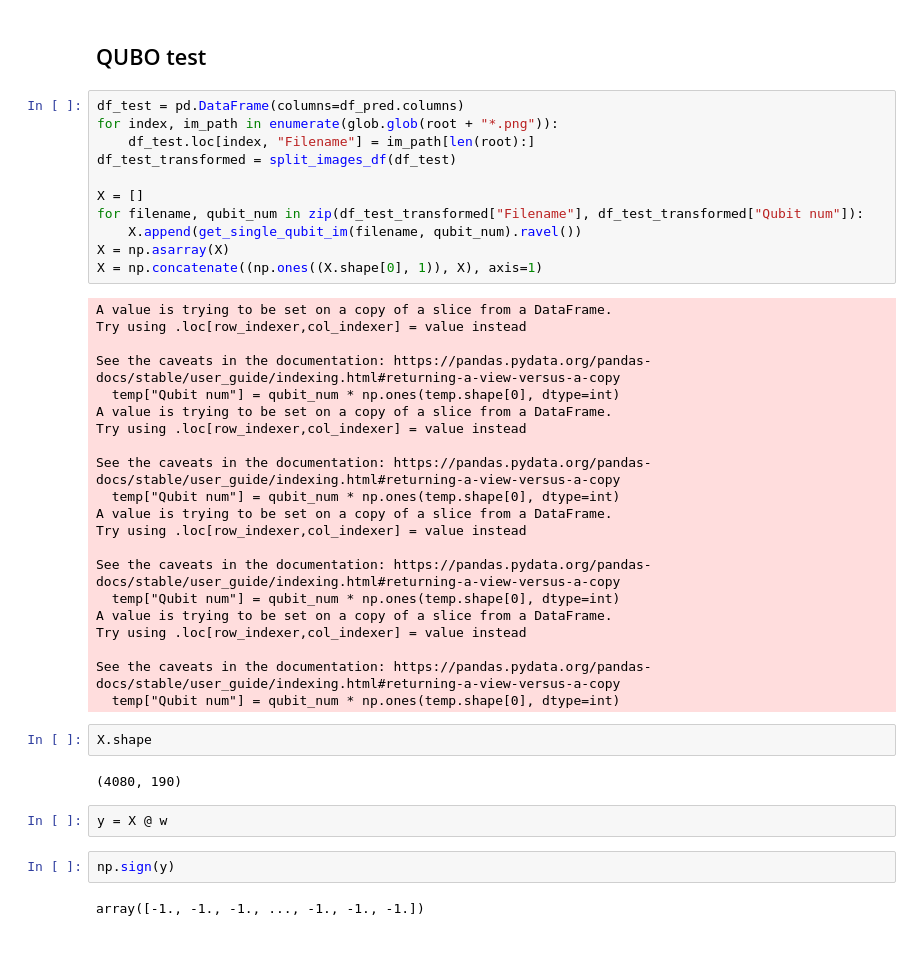
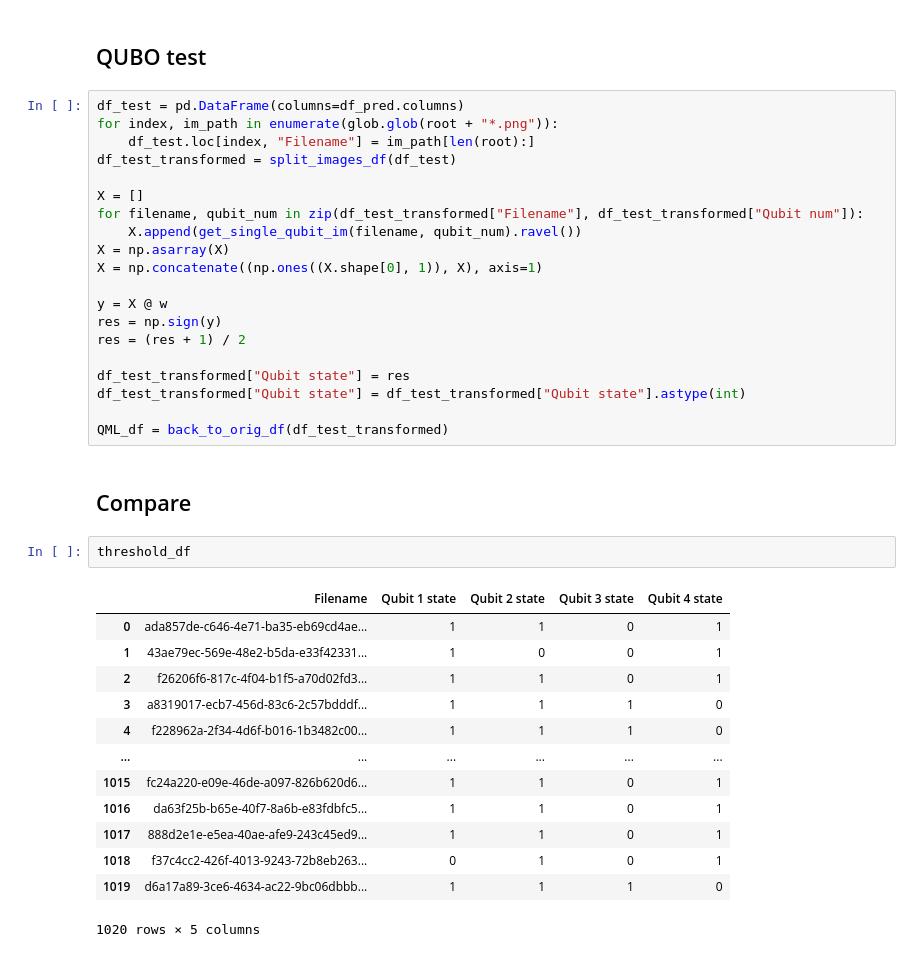
Before and after one commit to Lazemir/QGood, a Jupyter notebook: Материалы хакатона/Задача 2_ Классификация ионов/ion_check.ipynb, the cells around one changed output. Cells and saved outputs as stored; diff of their text form.

```diff
--- a/Материалы хакатона/Задача 2_ Классификация ионов/ion_check.ipynb
+++ b/Материалы хакатона/Задача 2_ Классификация ионов/ion_check.ipynb
@@ -632,34 +542,30 @@ for filename, qubit_num in zip(df_test_transformed["Filename"], df_test_transfor
     X.append(get_single_qubit_im(filename, qubit_num).ravel())
 X = np.asarray(X)
 X = np.concatenate((np.ones((X.shape[0], 1)), X), axis=1)
+
+y = X @ w
+res = np.sign(y)
+res = (res + 1) / 2
+
+df_test_transformed["Qubit state"] = res
+df_test_transformed["Qubit state"] = df_test_transformed["Qubit state"].astype(int)
+
+QML_df = back_to_orig_df(df_test_transformed)
-# %% [output]
-A value is trying to be set on a copy of a slice from a DataFrame.
-Try using .loc[row_indexer,col_indexer] = value instead
-
-See the caveats in the documentation: https://pandas.pydata.org/pandas-docs/stable/user_guide/indexing.html#returning-a-view-versus-a-copy
-  temp["Qubit num"] = qubit_num * np.ones(temp.shape[0], dtype=int)
-A value is trying to be set on a copy of a slice from a DataFrame.
-Try using .loc[row_indexer,col_indexer] = value instead
-
-See the caveats in the documentation: https://pandas.pydata.org/pandas-docs/stable/user_guide/indexing.html#returning-a-view-versus-a-copy
-  temp["Qubit num"] = qubit_num * np.ones(temp.shape[0], dtype=int)
-A value is trying to be set on a copy of a slice from a DataFrame.
-Try using .loc[row_indexer,col_indexer] = value instead
-
-See the caveats in the documentation: https://pandas.pydata.org/pandas-docs/stable/user_guide/indexing.html#returning-a-view-versus-a-copy
-  temp["Qubit num"] = qubit_num * np.ones(temp.shape[0], dtype=int)
-A value is trying to be set on a copy of a slice from a DataFrame.
-Try using .loc[row_indexer,col_indexer] = value instead
-
-See the caveats in the documentation: https://pandas.pydata.org/pandas-docs/stable/user_guide/indexing.html#returning-a-view-versus-a-copy
-  temp["Qubit num"] = qubit_num * np.ones(temp.shape[0], dtype=int)
-# %%
-X.shape
-# %% [output]
-(4080, 190)
-# %%
-y = X @ w
-# %%
-np.sign(y)
-# %% [output]
-array([-1., -1., -1., ..., -1., -1., -1.])
+# %% [markdown]
+## Compare
+# %%
+threshold_df
+# %% [output]
+|  | Filename | Qubit 1 state | Qubit 2 state | Qubit 3 state | Qubit 4 state |
+| 0 | ada857de-c646-4e71-ba35-eb69cd4ae... | 1 | 1 | 0 | 1 |
+| 1 | 43ae79ec-569e-48e2-b5da-e33f42331... | 1 | 0 | 0 | 1 |
+| 2 | f26206f6-817c-4f04-b1f5-a70d02fd3... | 1 | 1 | 0 | 1 |
+| 3 | a8319017-ecb7-456d-83c6-2c57bdddf... | 1 | 1 | 1 | 0 |
+| 4 | f228962a-2f34-4d6f-b016-1b3482c00... | 1 | 1 | 1 | 0 |
+| ... | ... | ... | ... | ... | ... |
+| 1015 | fc24a220-e09e-46de-a097-826b620d6... | 1 | 1 | 0 | 1 |
+| 1016 | da63f25b-b65e-40f7-8a6b-e83fdbfc5... | 1 | 1 | 0 | 1 |
+| 1017 | 888d2e1e-e5ea-40ae-afe9-243c45ed9... | 1 | 1 | 0 | 1 |
+| 1018 | f37c4cc2-426f-4013-9243-72b8eb263... | 0 | 1 | 0 | 1 |
+| 1019 | d6a17a89-3ce6-4634-ac22-9bc06dbbb... | 1 | 1 | 1 | 0 |
+1020 rows × 5 columns
```
Also changed, not shown: parts of 48 cells of this notebook, 2 other files.
